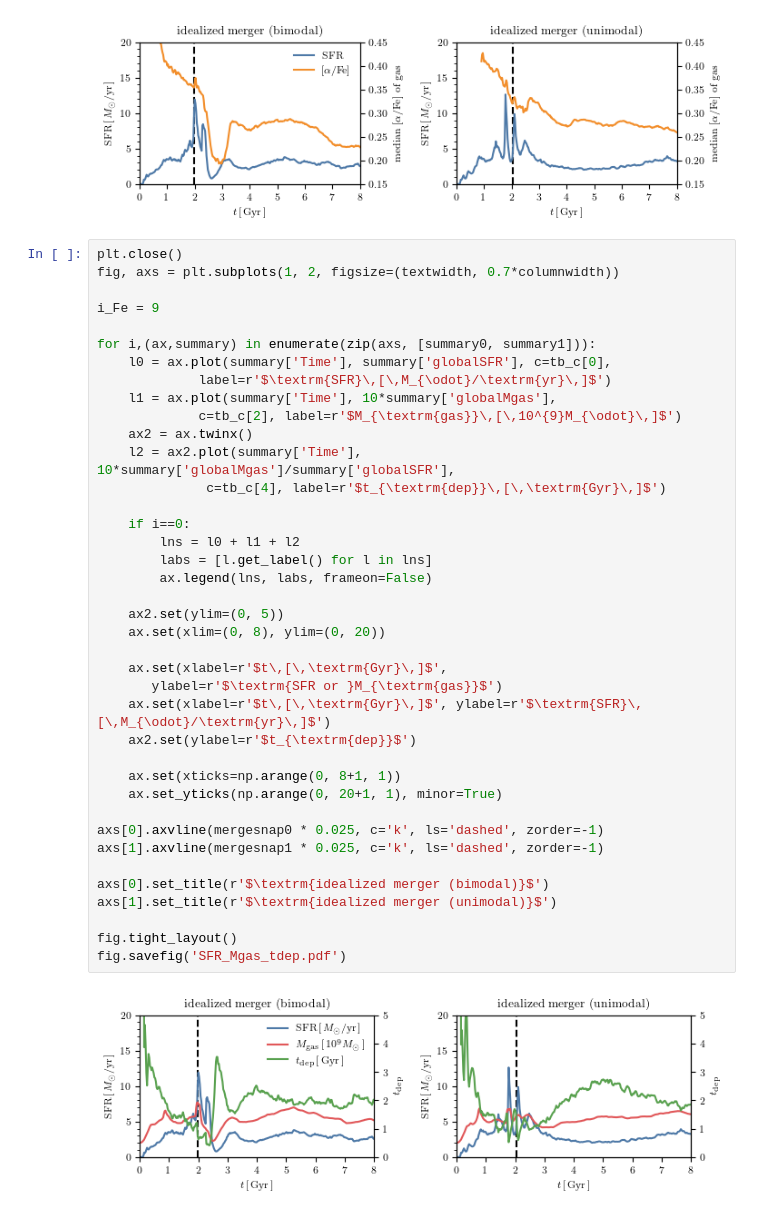
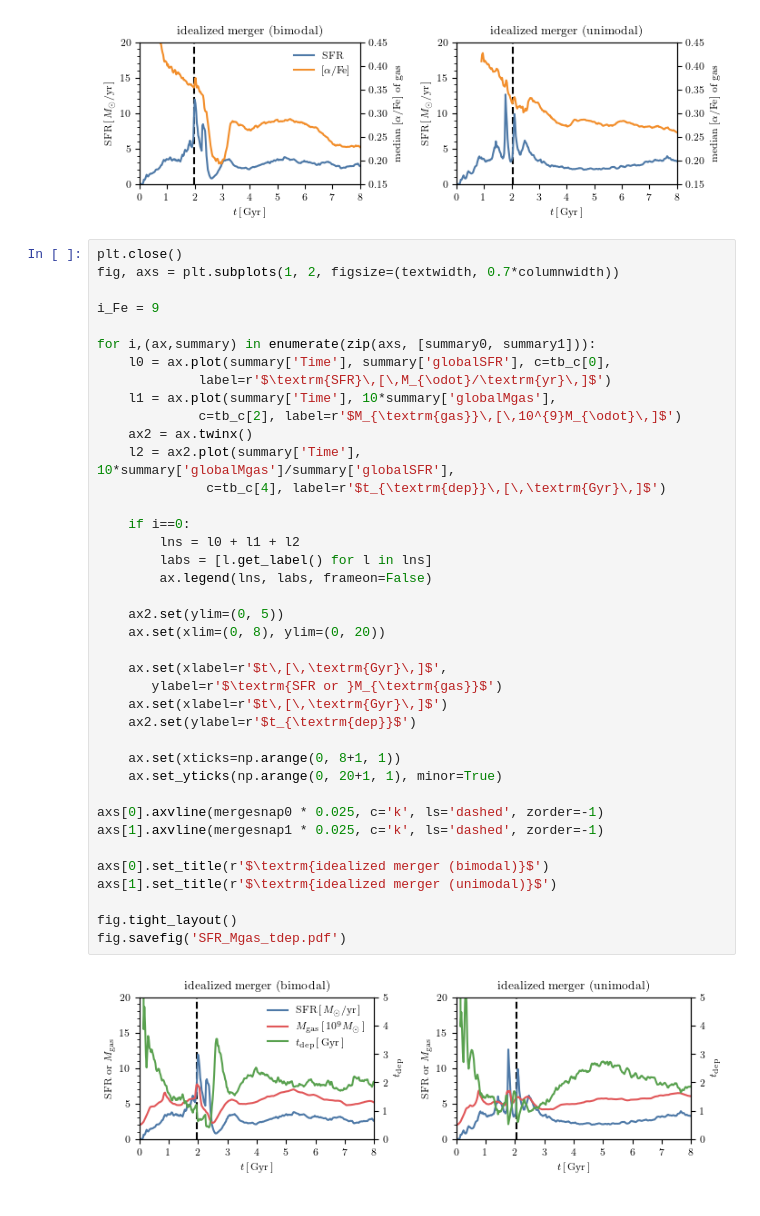
Before and after one commit to gusbeane/GSEgas, a Jupyter notebook: plots/gas_evol/gas_evol.ipynb, the cells around one changed output. Saved outputs shown, nothing was run; the diff lists cells and outputs as text.

```diff
--- a/plots/gas_evol/gas_evol.ipynb
+++ b/plots/gas_evol/gas_evol.ipynb
@@ -598,32 +598,32 @@ for i,(ax,summary) in enumerate(zip(axs, [summary0, summary1])):
     l1 = ax.plot(summary['Time'], 10*summary['globalMgas'],
              c=tb_c[2], label=r'$M_{\textrm{gas}}\,[\,10^{9}M_{\odot}\,]$')
     ax2 = ax.twinx()
     l2 = ax2.plot(summary['Time'], 10*summary['globalMgas']/summary['globalSFR'],
               c=tb_c[4], label=r'$t_{\textrm{dep}}\,[\,\textrm{Gyr}\,]$')
 
     if i==0:
         lns = l0 + l1 + l2
         labs = [l.get_label() for l in lns]
         ax.legend(lns, labs, frameon=False)
 
     ax2.set(ylim=(0, 5))
     ax.set(xlim=(0, 8), ylim=(0, 20))
 
     ax.set(xlabel=r'$t\,[\,\textrm{Gyr}\,]$',
        ylabel=r'$\textrm{SFR or }M_{\textrm{gas}}$')
-    ax.set(xlabel=r'$t\,[\,\textrm{Gyr}\,]$', ylabel=r'$\textrm{SFR}\,[\,M_{\odot}/\textrm{yr}\,]$')
+    ax.set(xlabel=r'$t\,[\,\textrm{Gyr}\,]$')
     ax2.set(ylabel=r'$t_{\textrm{dep}}$')
 
     ax.set(xticks=np.arange(0, 8+1, 1))
     ax.set_yticks(np.arange(0, 20+1, 1), minor=True)
 
 axs[0].axvline(mergesnap0 * 0.025, c='k', ls='dashed', zorder=-1)
 axs[1].axvline(mergesnap1 * 0.025, c='k', ls='dashed', zorder=-1)
 
 axs[0].set_title(r'$\textrm{idealized merger (bimodal)}$')
 axs[1].set_title(r'$\textrm{idealized merger (unimodal)}$')
 
 fig.tight_layout()
 fig.savefig('SFR_Mgas_tdep.pdf')
 # %% [output]
-[figure, old version]
+[figure, new version]
```
Also changed, not shown: 1 other file.
